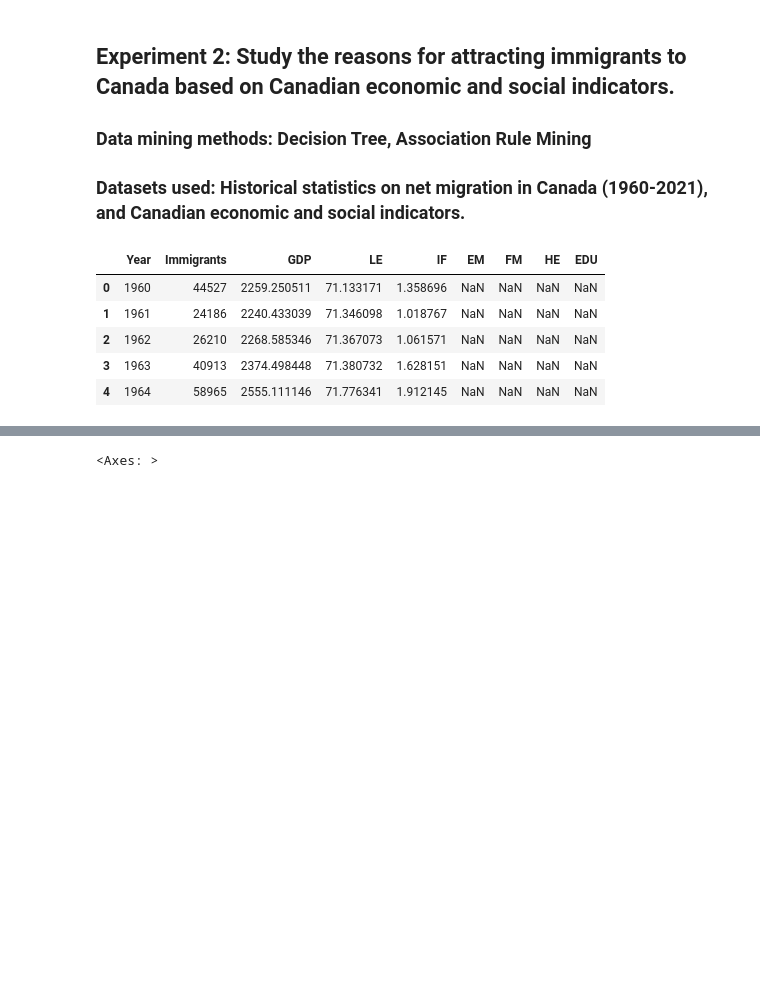
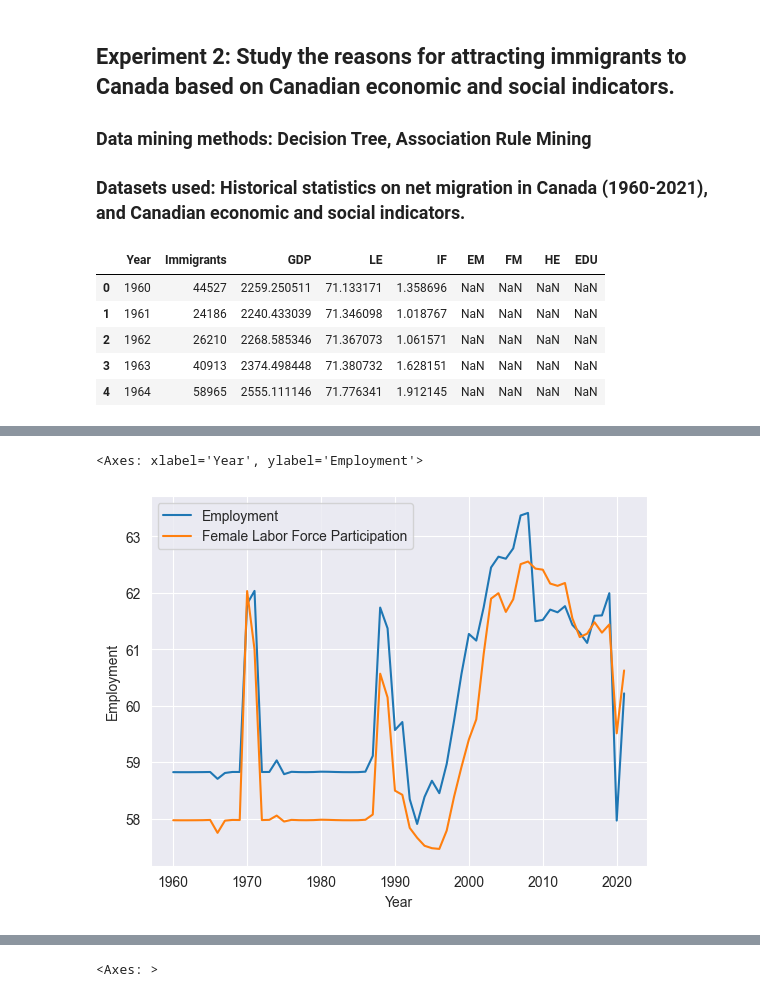
Before and after one commit to Hongwei-Z/CanadianImmigrationStudy, a Jupyter notebook: Experiment_2.ipynb, the cells around one changed output, grey strips where cells are left out. Cells and saved outputs as stored; diff of their text form; code cells hidden in the pictures; blank space fills up the shorter version.

```diff
--- a/Experiment_2.ipynb
+++ b/Experiment_2.ipynb
@@ -64,0 +81,7 @@ dataset.describe()
+# %%
+# Demonstrate the employment rate and female labor force participation rate.
+sb.lineplot(data=dataset_full, x='Year', y='EM', label='Employment').set(xlabel='Year', ylabel='Employment')
+sb.lineplot(data=dataset_full, x='Year', y='FM', label='Female Labor Force Participation')
+# %% [output]
+<Axes: xlabel='Year', ylabel='Employment'>
+[figure, added]
```
Also changed, not shown: parts of 6 cells of this notebook.
